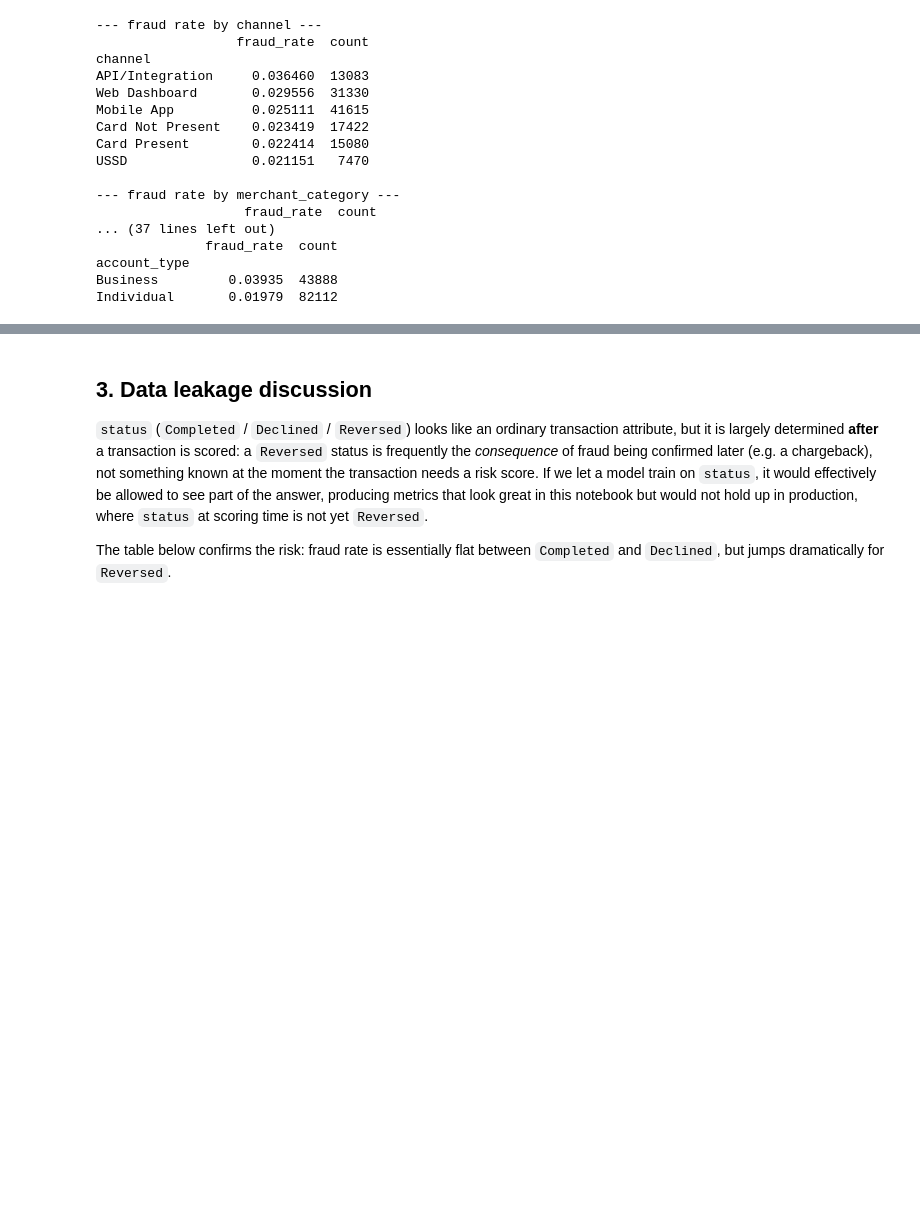
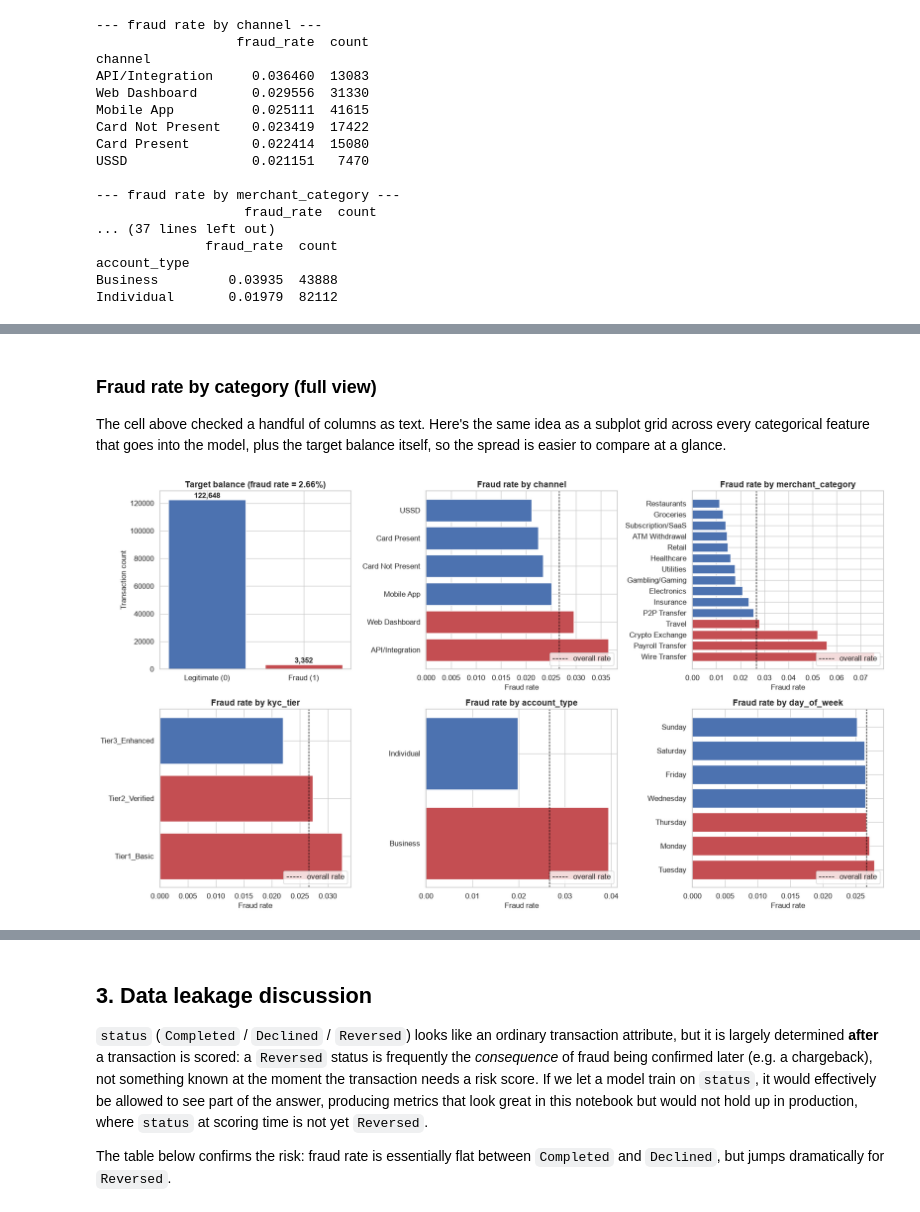
Before and after one commit to NgoziAnwuri123-create/finlora-risk-scoring, a Jupyter notebook: notebooks/fraud_risk_scoring.ipynb, the cells around one changed output, grey strips where cells are left out. Cells and saved outputs as stored; diff of their text form; code cells hidden in the pictures; blank space fills up the shorter version.

```diff
--- a/notebooks/fraud_risk_scoring.ipynb
+++ b/notebooks/fraud_risk_scoring.ipynb
@@ -167,0 +191,31 @@ plt.show()
+# %% [markdown]
+### Fraud rate by category (full view)
+
+The cell above checked a handful of columns as text. Here's the same idea as a subplot grid across every categorical feature that goes into the model, plus the target balance itself, so the spread is easier to compare at a glance.
+# %%
+cat_grid_cols = ["channel", "merchant_category", "kyc_tier", "account_type", "day_of_week"]
+
+fig, axes = plt.subplots(2, 3, figsize=(18, 10))
+axes = axes.flatten()
+
+axes[0].bar(["Legitimate (0)", "Fraud (1)"], fraud_counts.values, color=["#4C72B0", "#C44E52"])
+for i, v in enumerate(fraud_counts.values):
+    axes[0].text(i, v, f"{v:,}", ha="center", va="bottom", fontweight="bold", fontsize=12)
+axes[0].set_title(f"Target balance (fraud rate = {fraud_rate:.2%})", fontweight="bold", fontsize=14)
+axes[0].set_ylabel("Transaction count", fontsize=12)
+axes[0].tick_params(labelsize=12)
+
+for ax, col in zip(axes[1:], cat_grid_cols):
+    rates = df.groupby(col)["is_fraud"].mean().sort_values(ascending=False)
+    colors = ["#C44E52" if v >= fraud_rate else "#4C72B0" for v in rates.values]
+    ax.barh(rates.index.astype(str), rates.values, color=colors)
+    ax.axvline(fraud_rate, color="black", linestyle="--", linewidth=1, label="overall rate")
+    ax.set_title(f"Fraud rate by {col}", fontweight="bold", fontsize=14)
+    ax.set_xlabel("Fraud rate", fontsize=12)
+    ax.tick_params(labelsize=12)
+    ax.legend(fontsize=12, loc="lower right")
+
+plt.tight_layout()
+plt.show()
+# %% [output]
+[figure, added]
```
Also changed, not shown: parts of 15 cells of this notebook, 6 other files.
